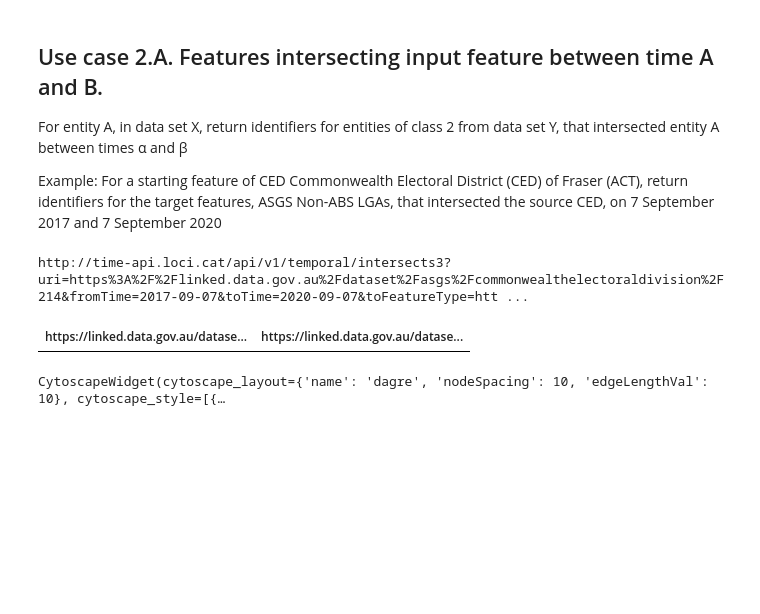
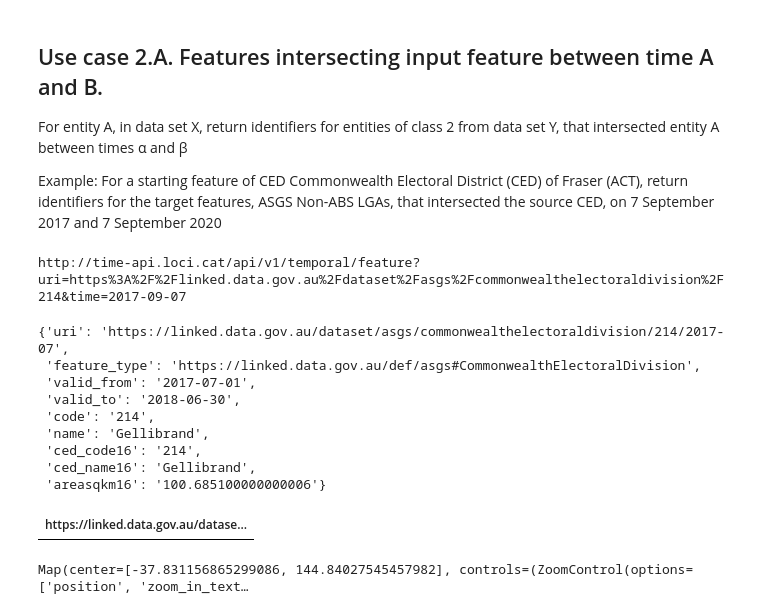
Before and after one commit to CSIRO-enviro-informatics/loci-notebooks, a Jupyter notebook: time-demo/Time Demo 1.ipynb, the cells around one changed output. Cells and saved outputs as stored; diff of their text form; code cells hidden in the pictures; blank space fills up the shorter version.

Commit message:
update requirements for time demo

```diff
--- a/time-demo/Time Demo 1.ipynb
+++ b/time-demo/Time Demo 1.ipynb
@@ -249,27 +465,52 @@ df
 For entity A, in data set X, return identifiers for entities of class 2 from data set Y, that intersected entity A between times α and β
 
 Example: For a starting feature of CED Commonwealth Electoral District (CED) of Fraser (ACT), return identifiers for the target features, ASGS Non-ABS LGAs, that intersected the source CED, on 7 September 2017 and 7 September 2020
+# %%
+#get the fraser feature
+FRASER_CED = "https://linked.data.gov.au/dataset/asgs/commonwealthelectoraldivision/214"
+TIME_VARIABLE = "2017-09-07"
+API_ENDPOINT = "/temporal/feature"
+
+url = TIME_API + API_ENDPOINT
+payload = {
+    'uri': FRASER_CED,
+    'time' : TIME_VARIABLE
+}
+r = requests.get(url, params=payload)
+print(r.url)
+jsondata = r.json()
+jsondata
+# %% [output]
+http://time-api.loci.cat/api/v1/temporal/feature?uri=https%3A%2F%2Flinked.data.gov.au%2Fdataset%2Fasgs%2Fcommonwealthelectoraldivision%2F214&time=2017-09-07
+{'uri': 'https://linked.data.gov.au/dataset/asgs/commonwealthelectoraldivision/214/2017-07',
+ 'feature_type': 'https://linked.data.gov.au/def/asgs#CommonwealthElectoralDivision',
+ 'valid_from': '2017-07-01',
+ 'valid_to': '2018-06-30',
+ 'code': '214',
+ 'name': 'Gellibrand',
+ 'ced_code16': '214',
+ 'ced_name16': 'Gellibrand',
+ 'areasqkm16': '100.685100000000006'}
 # %%
-FRASER_CED = "https://linked.data.gov.au/dataset/asgs/commonwealthelectoraldivision/214"
+FROM_FEATURE = jsondata['uri']
 TO_FEATURE_TYPE = "https://linked.data.gov.au/def/asgs#LocalGovernmentArea"
 TIMESPAN_START = "2017-09-07"
 TIMESPAN_END = "2020-09-07"
 # %%
 API_ENDPOINT = "/temporal/intersects3"
 
 url = TIME_API + API_ENDPOINT
 payload = {
-    'uri': FRASER_CED,
+    'uri': FROM_FEATURE,
     'fromTime' : TIMESPAN_START,
     'toTime' : TIMESPAN_END,
     'toFeatureType' : TO_FEATURE_TYPE
 }
 r = requests.get(url, params=payload)
 #print(r.url)
 jsondata = r.json()
 mydict = {k: sorted(v) for k, v in jsondata.items()}
 df = pd.DataFrame (mydict, columns = mydict.keys())
 df
 # %% [output]
-http://time-api.loci.cat/api/v1/temporal/intersects3?uri=https%3A%2F%2Flinked.data.gov.au%2Fdataset%2Fasgs%2Fcommonwealthelectoraldivision%2F214&fromTime=2017-09-07&toTime=2020-09-07&toFeatureType=htt ...
-| https://linked.data.gov.au/datase... | https://linked.data.gov.au/datase... |
+| https://linked.data.gov.au/datase... |
@@ -309,4 +517,30 @@ cytoscapeobj.set_style([{
-# %%
-cytoscapeobj
-# %% [output]
-CytoscapeWidget(cytoscape_layout={'name': 'dagre', 'nodeSpacing': 10, 'edgeLengthVal': 10}, cytoscape_style=[{…
+# %%
+from_feature_geom = get_geom(FROM_FEATURE)
+g= shape(from_feature_geom)
+x_coord_2020 = g.centroid.coords[0][1]
+y_coord_2020 = g.centroid.coords[0][0]
+
+map5 = ipy.Map(center=[x_coord_2020, y_coord_2020], zoom=10)
+label = ipyw.Label(layout=ipyw.Layout(width='100%'))
+
+source_geojson = GeoJSON(data=from_feature_geom, style = {
+              'color': 'red', 'opacity':1, 'weight':1.9, 'fillOpacity':0.1})
+map5.add_layer(source_geojson)
+
+count = 0
+for k in jsondata:
+    count = count + len(jsondata[k])
+
+with tqdm(total=count) as pbar:
+    for key in jsondata:
+        for uri in jsondata[key]:
+            #print(uri)
+            geojson_data = get_geom(uri)
+            geo_json1 = GeoJSON(data=geojson_data, style = {
+                'stroke': True, 'color': 'black', 'opacity': 0.3, 'weight':1,
+                'fillColor': 'green', 'fillOpacity':0.2})
+            map5.add_layer(geo_json1)
+            pbar.update(1)
+map5
+# %% [output]
+Map(center=[-37.831156865299086, 144.84027545457982], controls=(ZoomControl(options=['position', 'zoom_in_text…
```
Also changed, not shown: parts of 62 cells of this notebook, 2 other files.
